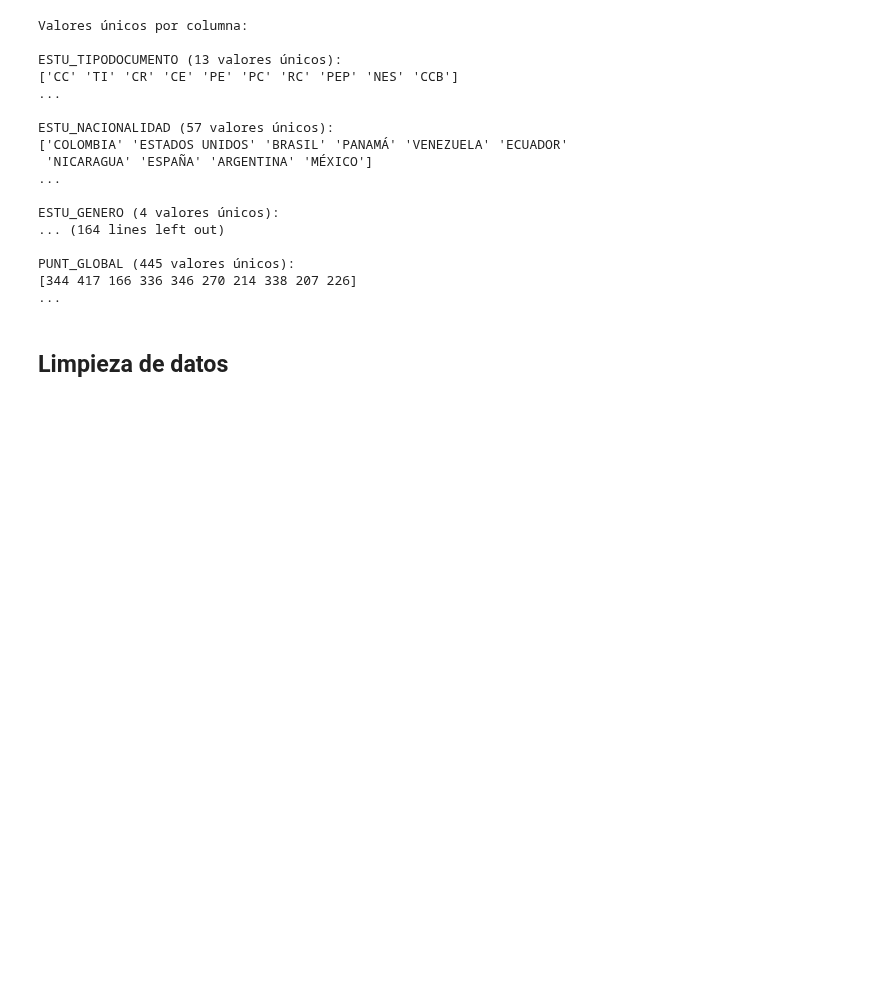
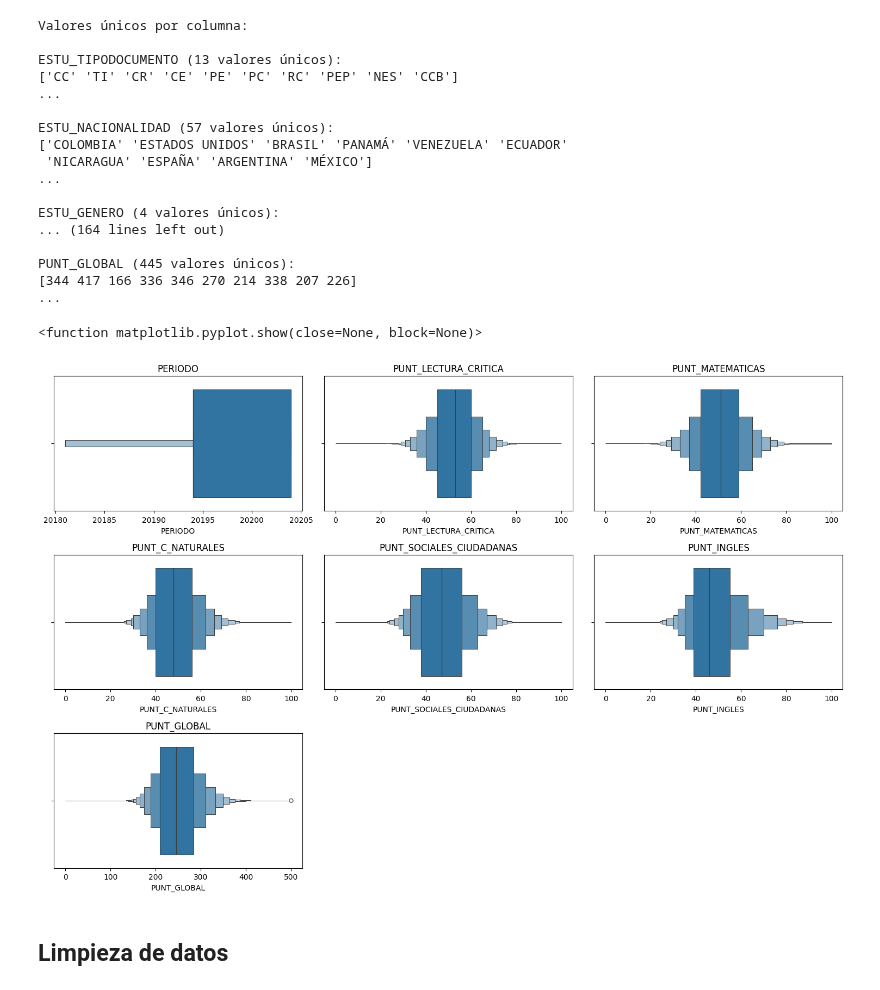
Before and after one commit to wespitia9/AVDV3-219, a Jupyter notebook: Modulo_2-Estadistica_y_Modelado_Matematico_Avanzado/Modulo-2_dev.ipynb, the cells around one changed output. Saved outputs shown, nothing was run; the diff lists cells and outputs as text; code cells hidden in the pictures; blank space fills up the shorter version.

```diff
--- a/Modulo_2-Estadistica_y_Modelado_Matematico_Avanzado/Modulo-2_dev.ipynb
+++ b/Modulo_2-Estadistica_y_Modelado_Matematico_Avanzado/Modulo-2_dev.ipynb
@@ -267,6 +267,20 @@ ESTU_GENERO (4 valores únicos):
 PUNT_GLOBAL (445 valores únicos):
 [344 417 166 336 346 270 214 338 207 226]
 ...
+# %%
+numeric_cols = df_acumulado_saber_11.select_dtypes(include=['float64', 'int64']).columns
+
+plt.figure(figsize=(15, 10))
+for i, col in enumerate(numeric_cols, 1):
+    plt.subplot(3,3,i)
+    sns.boxenplot(data=df_acumulado_saber_11, x=col)
+    plt.title(col)
+
+plt.tight_layout()
+plt.show
+# %% [output]
+<function matplotlib.pyplot.show(close=None, block=None)>
+[figure, added]
 # %%
 # Análisis de valores faltantes por columna
 # %% [markdown]
```
